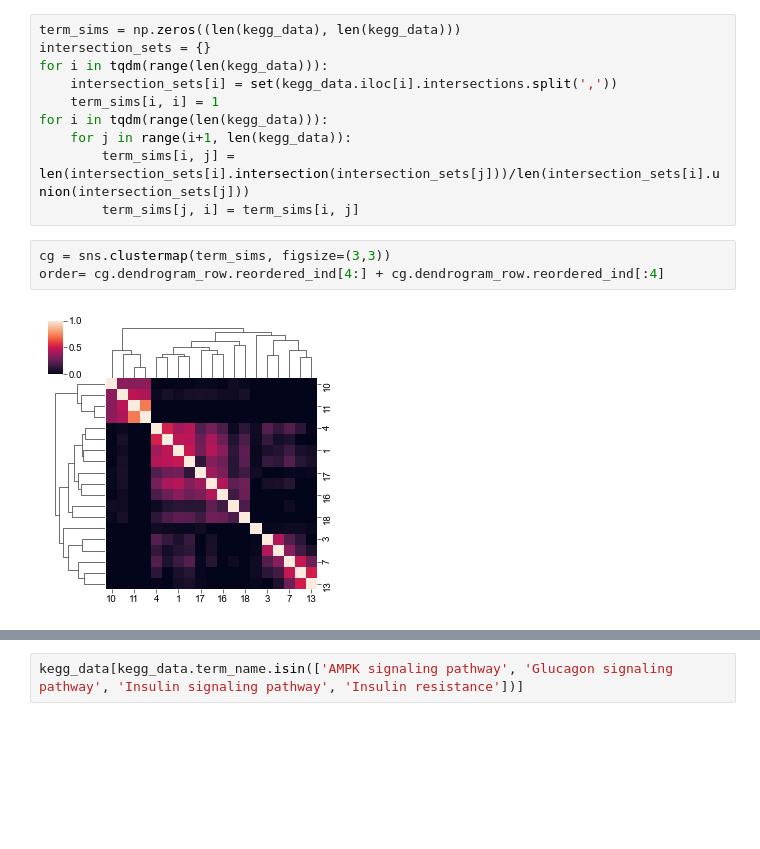
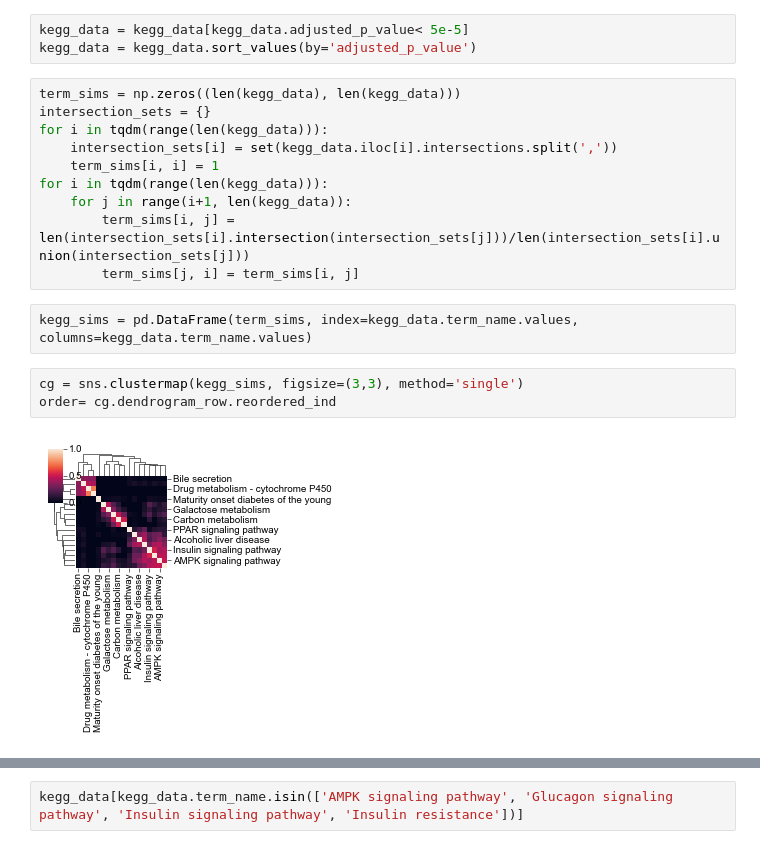
Before and after one commit to ShacharBavly/CARVA-focused, a Jupyter notebook: Notebooks/4B_FeatureAnalysis.ipynb, the cells around one changed output, grey strips where cells are left out. Drawn from its saved outputs; the diff is of its cells as text; blank space fills up the shorter version.

```diff
--- a/Notebooks/4B_FeatureAnalysis.ipynb
+++ b/Notebooks/4B_FeatureAnalysis.ipynb
@@ -1460,3 +1459,6 @@ hp_data.head()
+# %%
+kegg_data = kegg_data[kegg_data.adjusted_p_value< 5e-5]
+kegg_data = kegg_data.sort_values(by='adjusted_p_value')
 # %%
 term_sims = np.zeros((len(kegg_data), len(kegg_data)))
 intersection_sets = {}
@@ -1467,11 +1469,13 @@ for i in tqdm(range(len(kegg_data))):
     for j in range(i+1, len(kegg_data)):
         term_sims[i, j] = len(intersection_sets[i].intersection(intersection_sets[j]))/len(intersection_sets[i].union(intersection_sets[j]))
         term_sims[j, i] = term_sims[i, j]
+# %%
+kegg_sims = pd.DataFrame(term_sims, index=kegg_data.term_name.values, columns=kegg_data.term_name.values)
 # %%
-cg = sns.clustermap(term_sims, figsize=(3,3))
-order= cg.dendrogram_row.reordered_ind[4:] + cg.dendrogram_row.reordered_ind[:4]
+cg = sns.clustermap(kegg_sims, figsize=(3,3), method='single')
+order= cg.dendrogram_row.reordered_ind
 # %% [output]
-[figure, old version]
+[figure, new version]
 # %%
 import matplotlib as mpl
 _ = plt.figure(figsize=(0.5, 3))
```
Also changed, not shown: parts of 14 cells of this notebook, 6 other files.
